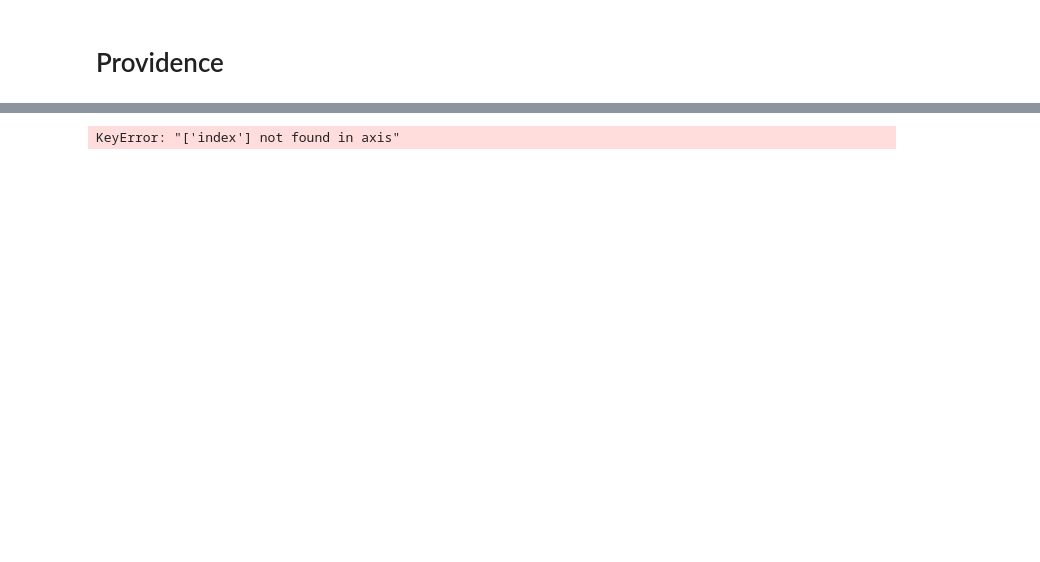
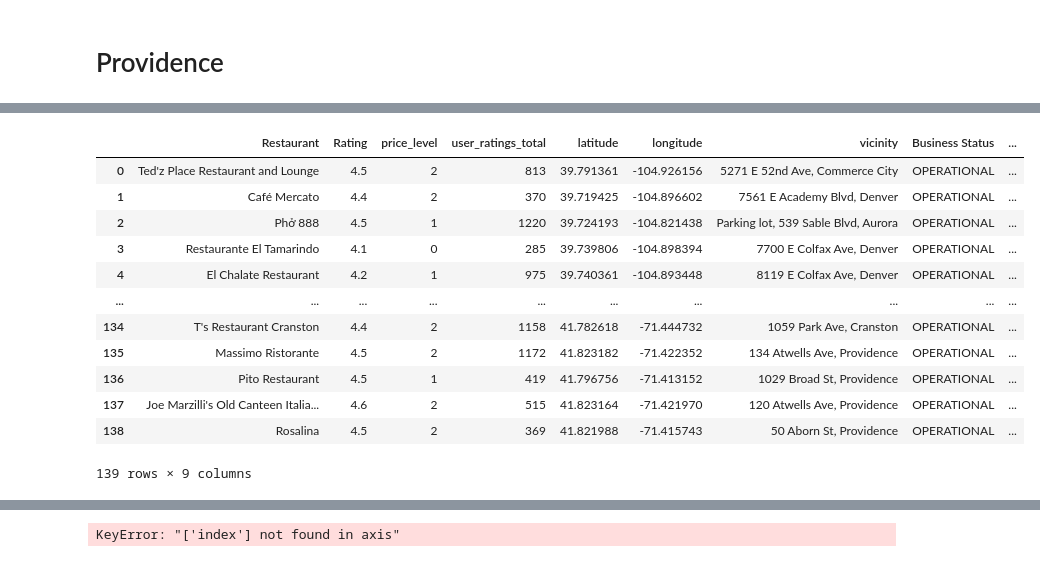
Before and after one commit to mward95/Restaurant_API, a Jupyter notebook: Matthew Ward/Restaurant_sort_df.ipynb, the cells around one changed output, grey strips where cells are left out. Cells and saved outputs as stored; diff of their text form; code cells hidden in the pictures; blank space fills up the shorter version.

Commit message:
Filtered df on User and Number of Reviews and cleaned df.

```diff
--- a/Matthew Ward/Restaurant_sort_df.ipynb
+++ b/Matthew Ward/Restaurant_sort_df.ipynb
@@ -1519,0 +1533,18 @@ display(result)
+# %%
+final_df=result.loc[(result["Rating"]>4.0) & (result["user_ratings_total"]>250), :].reset_index(drop=True).dropna()
+
+final_df
+# %% [output]
+|  | Restaurant | Rating | price_level | user_ratings_total | latitude | longitude | vicinity | Business Status | ... |
+| 0 | Ted'z Place Restaurant and Lounge | 4.5 | 2 | 813 | 39.791361 | -104.926156 | 5271 E 52nd Ave, Commerce City | OPERATIONAL | ... |
+| 1 | Café Mercato | 4.4 | 2 | 370 | 39.719425 | -104.896602 | 7561 E Academy Blvd, Denver | OPERATIONAL | ... |
+| 2 | Phở 888 | 4.5 | 1 | 1220 | 39.724193 | -104.821438 | Parking lot, 539 Sable Blvd, Aurora | OPERATIONAL | ... |
+| 3 | Restaurante El Tamarindo | 4.1 | 0 | 285 | 39.739806 | -104.898394 | 7700 E Colfax Ave, Denver | OPERATIONAL | ... |
+| 4 | El Chalate Restaurant | 4.2 | 1 | 975 | 39.740361 | -104.893448 | 8119 E Colfax Ave, Denver | OPERATIONAL | ... |
+| ... | ... | ... | ... | ... | ... | ... | ... | ... | ... |
+| 134 | T's Restaurant Cranston | 4.4 | 2 | 1158 | 41.782618 | -71.444732 | 1059 Park Ave, Cranston | OPERATIONAL | ... |
+| 135 | Massimo Ristorante | 4.5 | 2 | 1172 | 41.823182 | -71.422352 | 134 Atwells Ave, Providence | OPERATIONAL | ... |
+| 136 | Pito Restaurant | 4.5 | 1 | 419 | 41.796756 | -71.413152 | 1029 Broad St, Providence | OPERATIONAL | ... |
+| 137 | Joe Marzilli's Old Canteen Italia... | 4.6 | 2 | 515 | 41.823164 | -71.421970 | 120 Atwells Ave, Providence | OPERATIONAL | ... |
+| 138 | Rosalina | 4.5 | 2 | 369 | 41.821988 | -71.415743 | 50 Aborn St, Providence | OPERATIONAL | ... |
+139 rows × 9 columns
```
Also changed, not shown: parts of 22 cells of this notebook.
